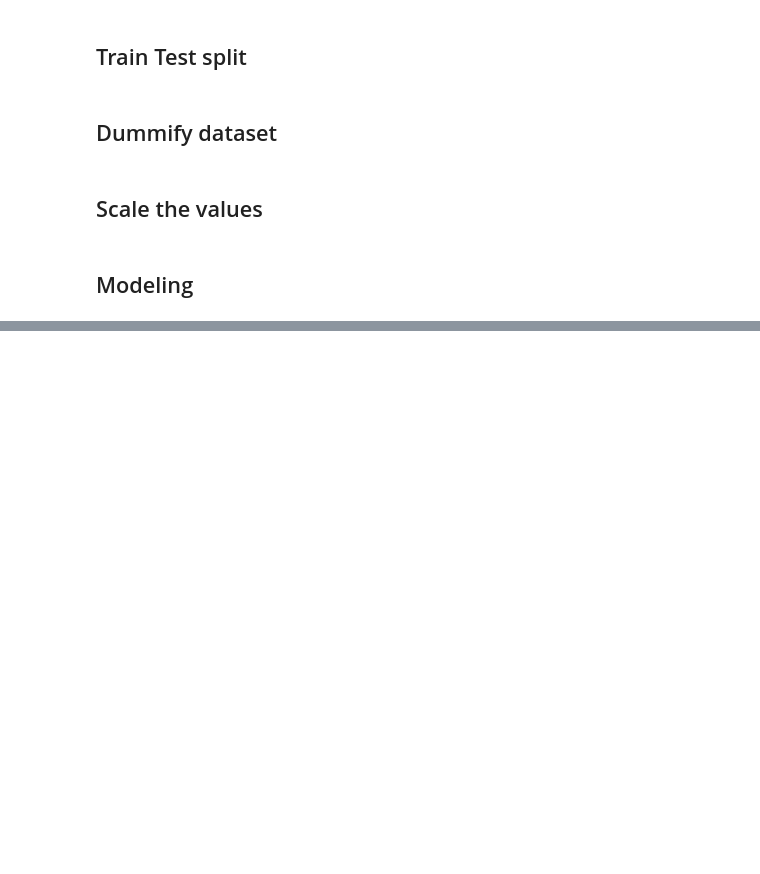
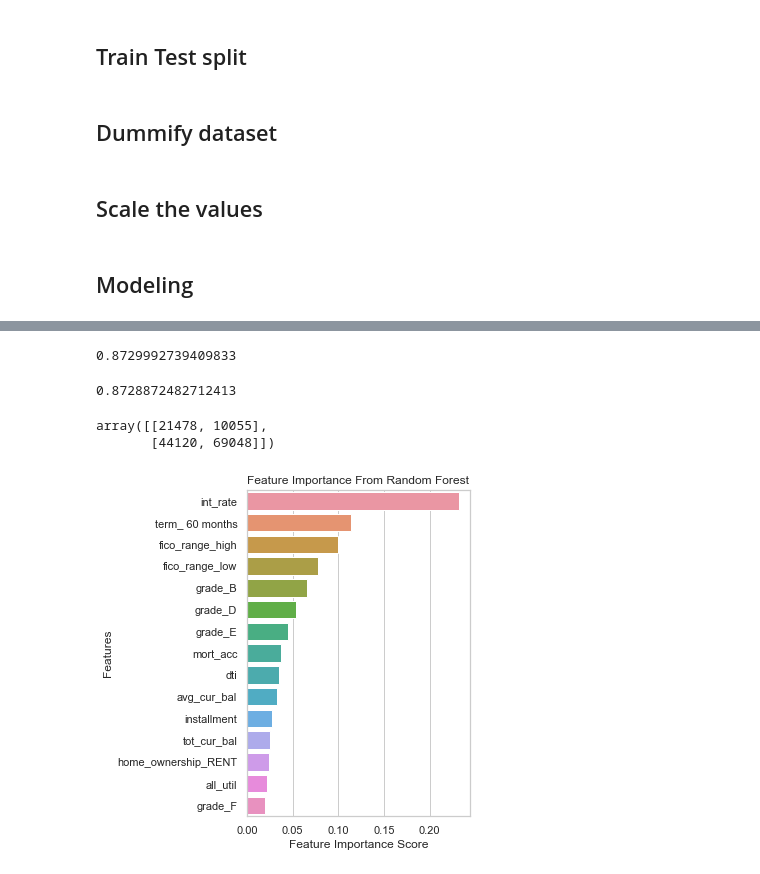
Before and after one commit to OazNomis/DSB_Project, a Jupyter notebook: Ryan/2.Modeling.ipynb, the cells around one changed output, grey strips where cells are left out. Saved outputs shown, nothing was run; the diff lists cells and outputs as text; code cells hidden in the pictures; blank space fills up the shorter version.

```diff
--- a/Ryan/2.Modeling.ipynb
+++ b/Ryan/2.Modeling.ipynb
@@ -70,5 +70,3 @@ X_test_stan = pd.DataFrame(scaler.transform(X_test_dum), columns=X_train_dum.col
 ## Modeling
 # %%
 logistic = LogisticRegression(random_state = 0, solver="liblinear", penalty = 'l1', class_weight = 'balanced')
-# %%
-logistic.fit(X_train_stan,y_train)
@@ -76,0 +93,21 @@ logisti
+# %%
+randomForest = RandomForestClassifier(random_state = 0,
+                                      max_features = 'auto',
+                                      max_depth = 3,
+                                      class_weight = 'balanced_subsample')
+grid_para_forest = {'n_estimators': range(480,600,10),
+                    'min_samples_split': range(5,14),
+                    'min_samples_leaf' : range(2,9)}
+# %%
+grid_search_forest = RandomizedSearchCV(randomForest,
+                                        grid_para_forest,
+                                        cv=3,
+                                        n_jobs = 5,
+                                        verbose = 1,
+                                        scoring = 'precision')
+# Fit Random Forest
+para_search = grid_search_forest.fit(X_train_dum, y_train)
+
+# Save the best estimator
+best_rf = para_search.best_estimator_
+print('Best parameters:', para_search.best_params_)
@@ -76,0 +119,24 @@ logisti
+# %%
+precision_score(y_train, best_rf.predict(X_train_dum))
+# %% [output]
+0.8729992739409833
+# %%
+precision_score(y_test, best_rf.predict(X_test_dum))
+# %% [output]
+0.8728872482712413
+# %%
+confusion_matrix(y_test, best_rf.predict(X_test_dum))
+# %% [output]
+array([[21478, 10055],
+       [44120, 69048]])
+# %%
+sorted_importance = sorted(zip(X_train_dum.columns, best_rf.feature_importances_), key=lambda t:t[1], reverse=True)
+a, b = zip(*sorted_importance)
+plt.figure(figsize = (4,6))
+df = pd.DataFrame({'feature_name':a, 'importance_score':b})
+sns.barplot(data = df.head(15), x = 'importance_score', y= 'feature_name', orient = 'h');
+plt.title('Feature Importance From Random Forest');
+plt.xlabel('Feature Importance Score');
+plt.ylabel('Features');
+# %% [output]
+[figure, added]
```
Also changed, not shown: parts of 9 cells of this notebook.
